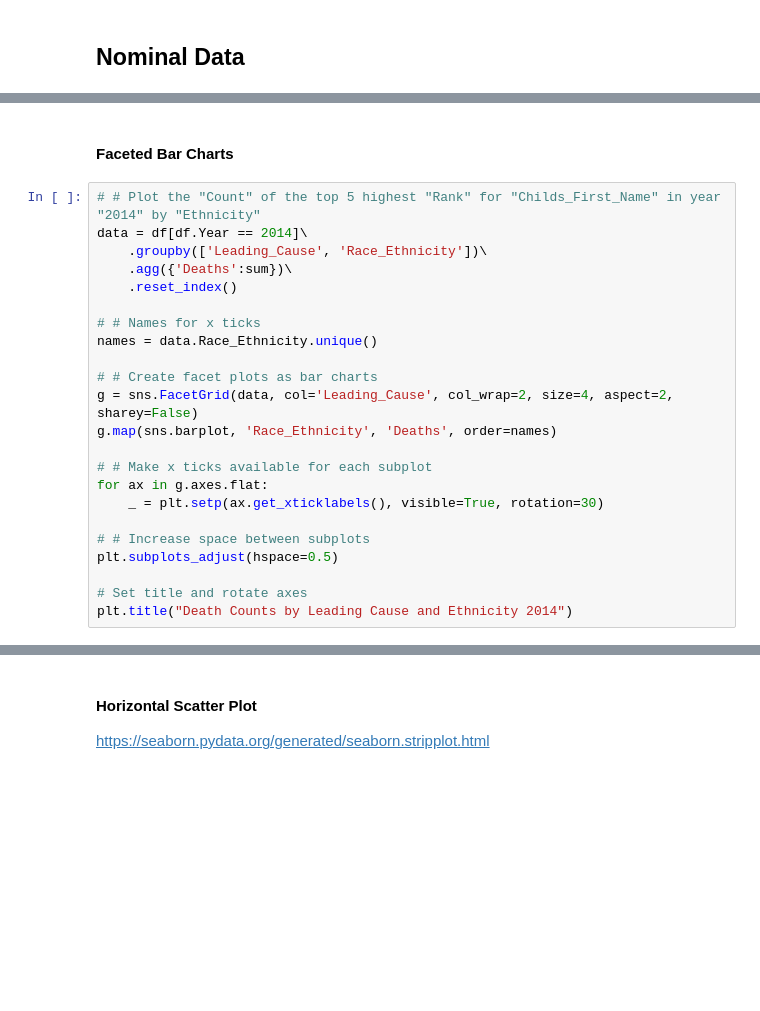
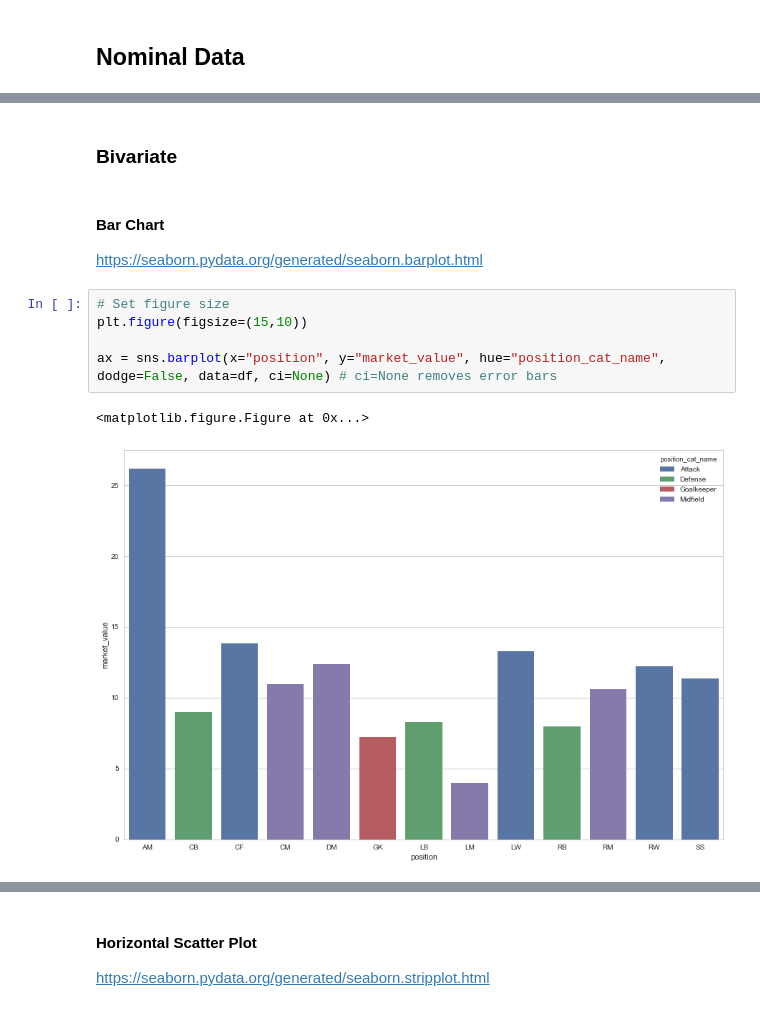
Before and after one commit to basilvetas/seaborn-visualizations, a Jupyter notebook: Data-Visualizations-Python.ipynb, the cells around one changed output, grey strips where cells are left out. Drawn from its saved outputs; the diff is of its cells as text; blank space fills up the shorter version.

```diff
--- a/Data-Visualizations-Python.ipynb
+++ b/Data-Visualizations-Python.ipynb
@@ -322,25 +315,13 @@ ax = sns.countplot(y="nationality", data=df) # use y="column" for horizontal plo
-# %% [markdown]
-#### Faceted Bar Charts
-# %%
-# # Plot the "Count" of the top 5 highest "Rank" for "Childs_First_Name" in year "2014" by "Ethnicity"
-data = df[df.Year == 2014]\
-    .groupby(['Leading_Cause', 'Race_Ethnicity'])\
-    .agg({'Deaths':sum})\
-    .reset_index()
-
-# # Names for x ticks
-names = data.Race_Ethnicity.unique()
-
-# # Create facet plots as bar charts
-g = sns.FacetGrid(data, col='Leading_Cause', col_wrap=2, size=4, aspect=2, sharey=False)
-g.map(sns.barplot, 'Race_Ethnicity', 'Deaths', order=names)
-
-# # Make x ticks available for each subplot
-for ax in g.axes.flat:
-    _ = plt.setp(ax.get_xticklabels(), visible=True, rotation=30)
-
-# # Increase space between subplots
-plt.subplots_adjust(hspace=0.5)
-
-# Set title and rotate axes
-plt.title("Death Counts by Leading Cause and Ethnicity 2014")
+# %% [markdown]
+### Bivariate
+# %% [markdown]
+#### Bar Chart
+https://seaborn.pydata.org/generated/seaborn.barplot.html
+# %%
+# Set figure size
+plt.figure(figsize=(15,10))
+
+ax = sns.barplot(x="position", y="market_value", hue="position_cat_name", dodge=False, data=df, ci=None) # ci=None removes error bars
+# %% [output]
+<matplotlib.figure.Figure at 0x...>
+[figure, added]
```
Also changed, not shown: parts of 33 cells of this notebook.
